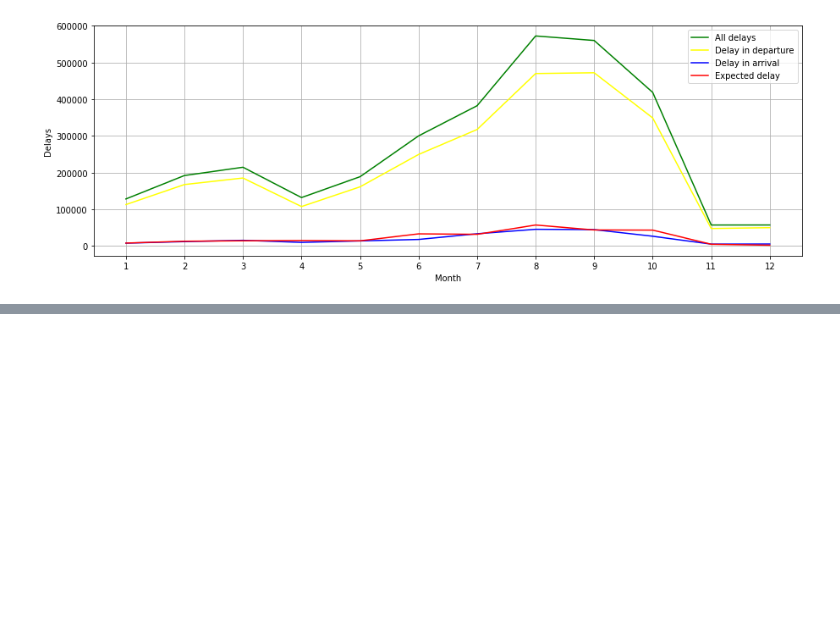
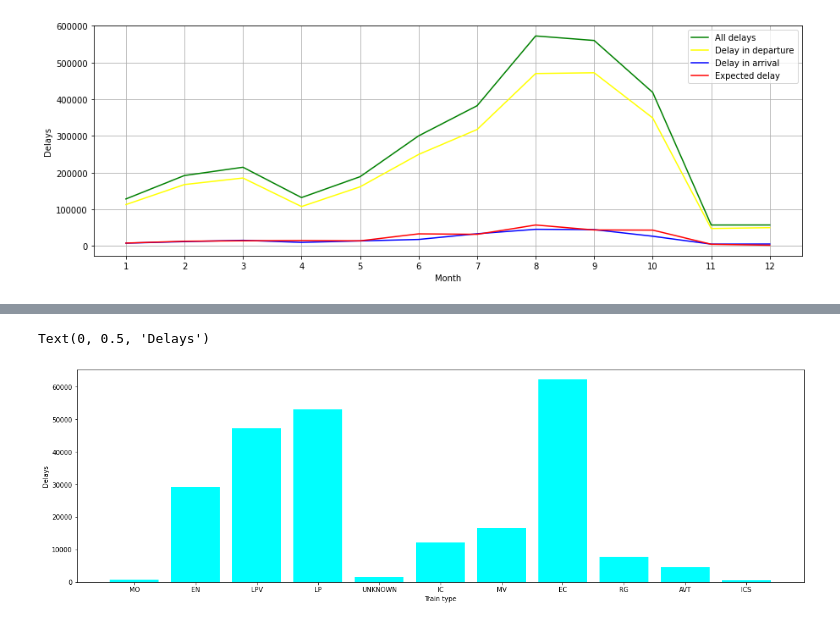
Before and after one commit to jh2851/-PR21JHKJNKSS, a Jupyter notebook: Zamude_vlakov.ipynb, the cells around one changed output, grey strips where cells are left out. Drawn from its saved outputs; the diff is of its cells as text; code cells hidden in the pictures; blank space fills up the shorter version.

```diff
--- a/Zamude_vlakov.ipynb
+++ b/Zamude_vlakov.ipynb
@@ -262,3 +259,19 @@ plt.ylabel("Delays")
 # %% [output]
 Text(0, 0.5, 'Delays')
 [figure]
+# %%
+delay_tipi_a = defaultdict(lambda: 0)
+delay_tipi_d = defaultdict(lambda: 0)
+delay_tipi_e = defaultdict(lambda: 0)
+
+for ts, tn, tt, si, dt, d in delays:
+    if (dt == "A"):
+        delay_tipi_a[tt] += 1
+    if (dt == "D"):
+        delay_tipi_d[tt] += 1
+    if (dt == "E"):
+        delay_tipi_e[tt] += 1
+
+print(delay_tipi_a)
+print(delay_tipi_d)
+print(delay_tipi_e)
@@ -264,0 +282,9 @@ Text(0, 0.5, 'Delays')
+# %%
+plt.figure(figsize=(20, 6))
+#plt.xticks(rotation=90)
+plt.bar(delay_tipi_a.keys(), delay_tipi_a.values(),color="cyan")
+plt.xlabel("Train type")
+plt.ylabel("Delays")
+# %% [output]
+Text(0, 0.5, 'Delays')
+[figure, added]
```
Also changed, not shown: parts of 13 cells of this notebook.
